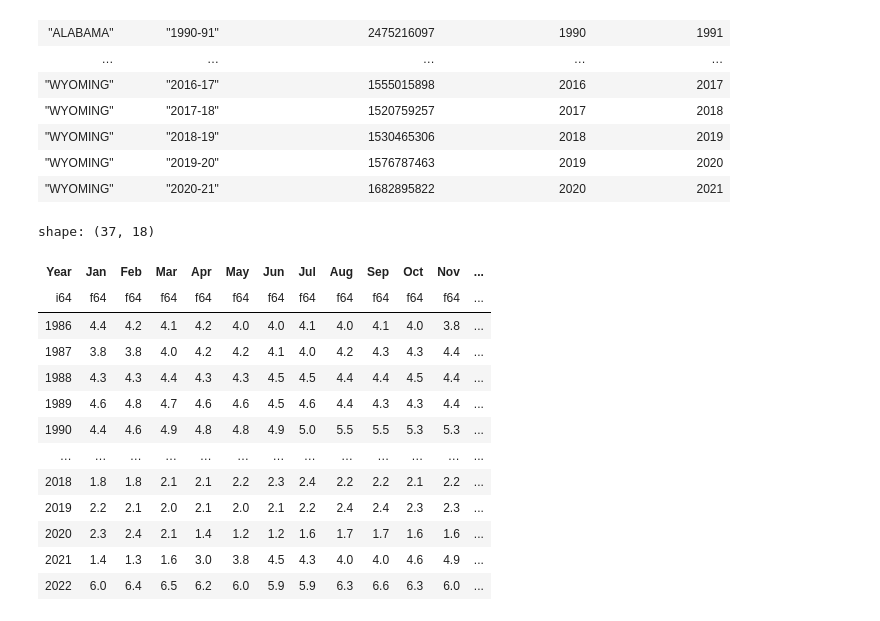
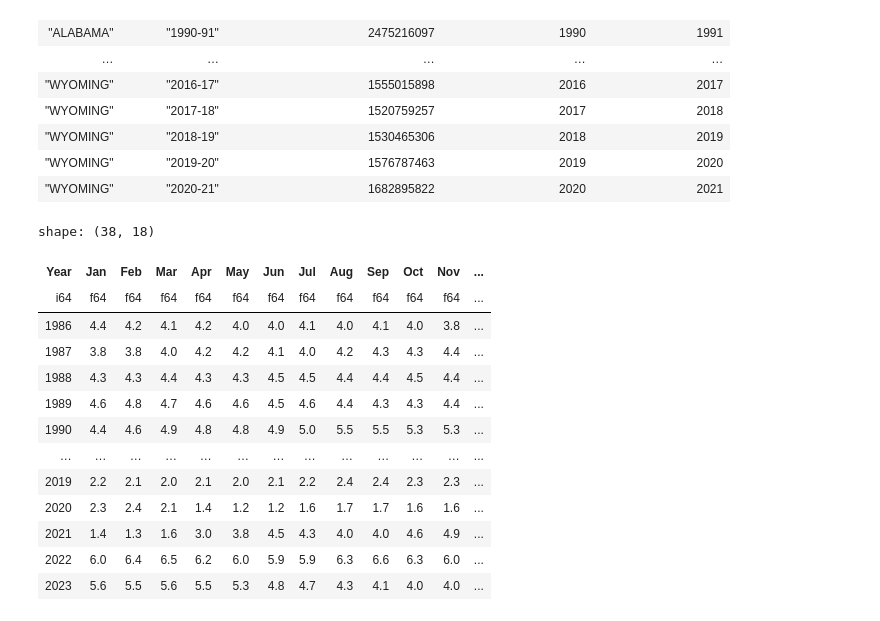
Before and after one commit to dominictarro/2024-08-education-trends, a Jupyter notebook: Spending History.ipynb, the cells around one changed output. Drawn from its saved outputs; the diff is of its cells as text; code cells hidden in the pictures.

```diff
--- a/Spending History.ipynb
+++ b/Spending History.ipynb
@@ -47,28 +47,28 @@ shape: (1_785, 5)
 # %%
 inflation = pl.read_excel(
     "./data/bls/inflation/SeriesReport-20240811222640_b99bd2.xlsx",
     read_options=dict(header_row=11),
 )
 inflation = inflation.with_columns(
-    pl.col("Annual").shift(-1).alias("Annual (Next Year)")
-).filter(pl.col("Year") < 2023).sort("Year", descending=True).with_columns(
-    (1 + pl.col("Annual (Next Year)") / 100).cum_prod().alias("Current to 2023 Dollar Conversion Rate")
+    pl.col("HALF1").shift(-1).alias("Half 1 (Next Year)")
+).filter(pl.col("Year") < 2024).sort("Year", descending=True).with_columns(
+    (1 + pl.col("Half 1 (Next Year)") / 100).cum_prod().alias("Current to 2024 Dollar Conversion Rate")
 ).sort("Year")
 inflation
 # %% [output]
-shape: (37, 18)
+shape: (38, 18)
 | Year | Jan | Feb | Mar | Apr | May | Jun | Jul | Aug | Sep | Oct | Nov | ... |
 | i64 | f64 | f64 | f64 | f64 | f64 | f64 | f64 | f64 | f64 | f64 | f64 | ... |
 | 1986 | 4.4 | 4.2 | 4.1 | 4.2 | 4.0 | 4.0 | 4.1 | 4.0 | 4.1 | 4.0 | 3.8 | ... |
 | 1987 | 3.8 | 3.8 | 4.0 | 4.2 | 4.2 | 4.1 | 4.0 | 4.2 | 4.3 | 4.3 | 4.4 | ... |
 | 1988 | 4.3 | 4.3 | 4.4 | 4.3 | 4.3 | 4.5 | 4.5 | 4.4 | 4.4 | 4.5 | 4.4 | ... |
 | 1989 | 4.6 | 4.8 | 4.7 | 4.6 | 4.6 | 4.5 | 4.6 | 4.4 | 4.3 | 4.3 | 4.4 | ... |
 | 1990 | 4.4 | 4.6 | 4.9 | 4.8 | 4.8 | 4.9 | 5.0 | 5.5 | 5.5 | 5.3 | 5.3 | ... |
 | … | … | … | … | … | … | … | … | … | … | … | … | ... |
-| 2018 | 1.8 | 1.8 | 2.1 | 2.1 | 2.2 | 2.3 | 2.4 | 2.2 | 2.2 | 2.1 | 2.2 | ... |
 | 2019 | 2.2 | 2.1 | 2.0 | 2.1 | 2.0 | 2.1 | 2.2 | 2.4 | 2.4 | 2.3 | 2.3 | ... |
 | 2020 | 2.3 | 2.4 | 2.1 | 1.4 | 1.2 | 1.2 | 1.6 | 1.7 | 1.7 | 1.6 | 1.6 | ... |
 | 2021 | 1.4 | 1.3 | 1.6 | 3.0 | 3.8 | 4.5 | 4.3 | 4.0 | 4.0 | 4.6 | 4.9 | ... |
 | 2022 | 6.0 | 6.4 | 6.5 | 6.2 | 6.0 | 5.9 | 5.9 | 6.3 | 6.6 | 6.3 | 6.0 | ... |
+| 2023 | 5.6 | 5.5 | 5.6 | 5.5 | 5.3 | 4.8 | 4.7 | 4.3 | 4.1 | 4.0 | 4.0 | ... |
 # %%
 adjusted_spending = df.join(
```
Also changed, not shown: parts of 2 cells of this notebook, 4 other files.
